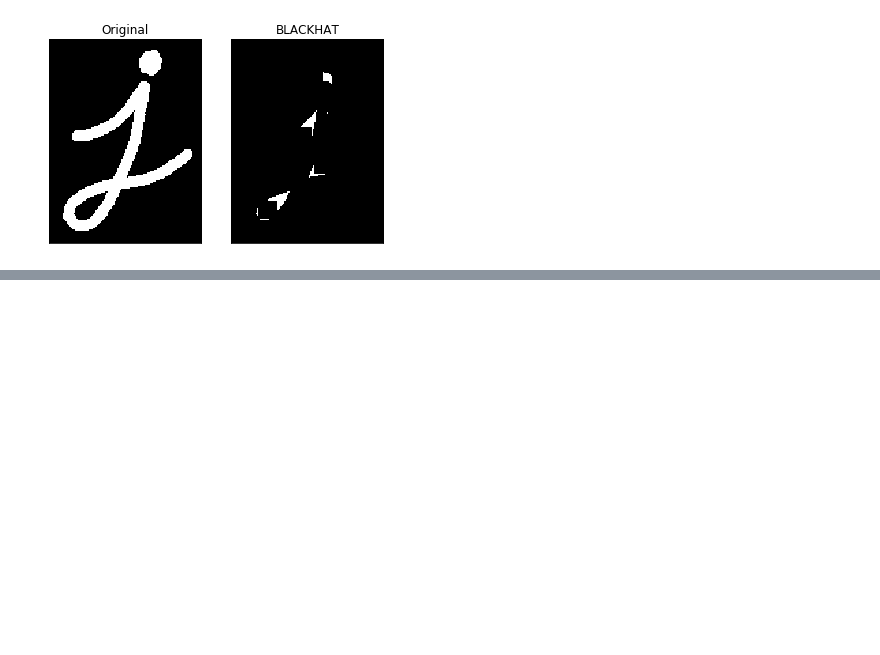
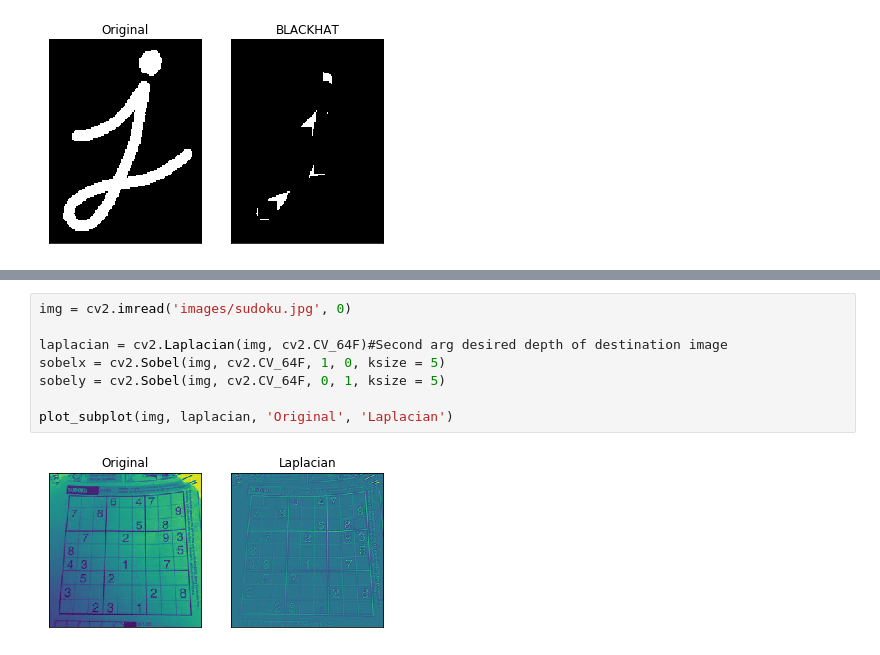
Before and after one commit to IamMohitM/OpenCV-Learning, a Jupyter notebook: Image Processing in OpenCV.ipynb, the cells around one changed output, grey strips where cells are left out. Drawn from its saved outputs; the diff is of its cells as text; blank space fills up the shorter version.

Commit message:
IMage Gradients

```diff
--- a/Image Processing in OpenCV.ipynb
+++ b/Image Processing in OpenCV.ipynb
@@ -542,0 +583,10 @@ plot_subplot(img, blackhat, 'Original', 'BLACKHAT')
+# %%
+img = cv2.imread('images/sudoku.jpg', 0)
+
+laplacian = cv2.Laplacian(img, cv2.CV_64F)#Second arg desired depth of destination image
+sobelx = cv2.Sobel(img, cv2.CV_64F, 1, 0, ksize = 5)
+sobely = cv2.Sobel(img, cv2.CV_64F, 0, 1, ksize = 5)
+
+plot_subplot(img, laplacian, 'Original', 'Laplacian')
+# %% [output]
+[figure, added]
```
Also changed, not shown: parts of 8 cells of this notebook, 1 other file.
